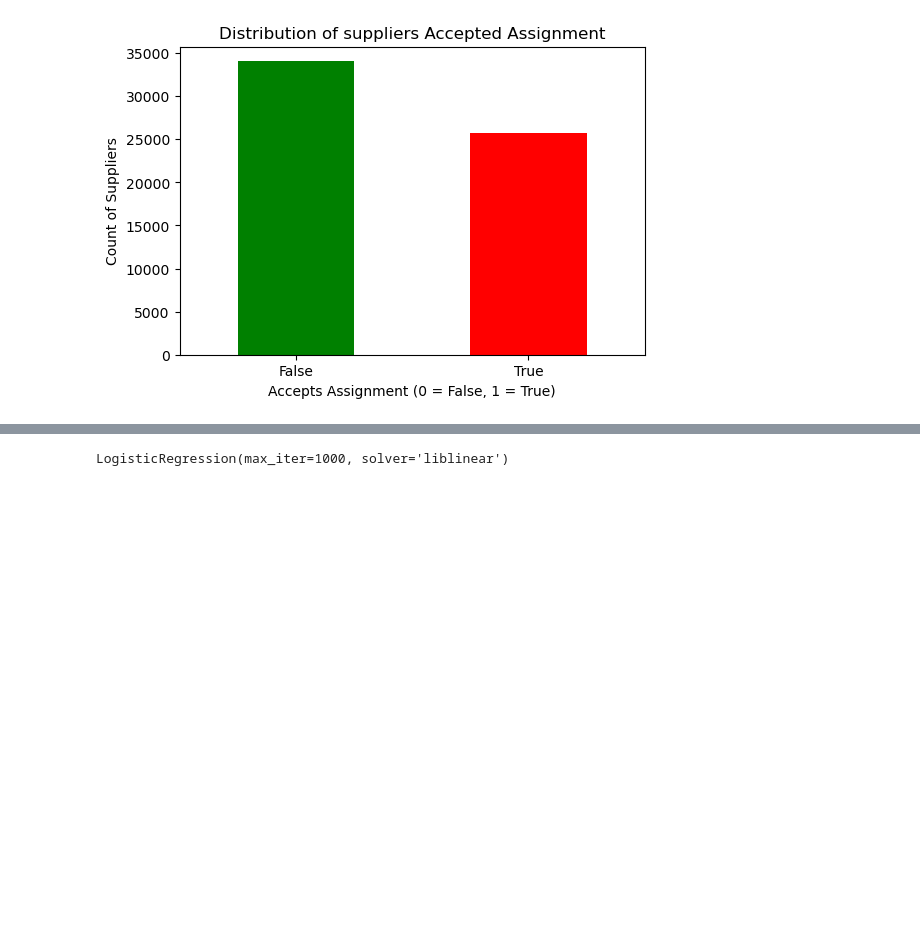
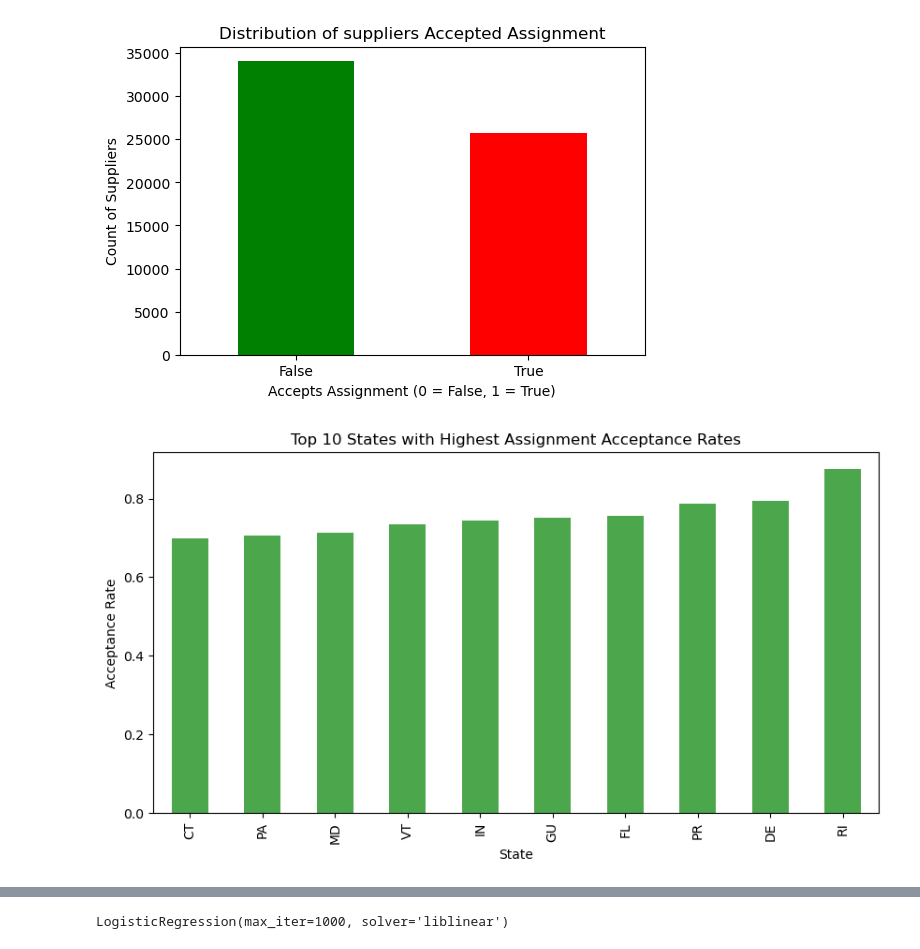
Before and after one commit to Stanlee86/Accepts-Assignment-, a Jupyter notebook: blog/blogproject.ipynb, the cells around one changed output, grey strips where cells are left out. Drawn from its saved outputs; the diff is of its cells as text; code cells hidden in the pictures; blank space fills up the shorter version.

```diff
--- a/blog/blogproject.ipynb
+++ b/blog/blogproject.ipynb
@@ -55,3 +55,20 @@ plt.savefig("acceptsassignment.png", dpi=300, bbox_inches="tight")
 plt.show()
 # %% [output]
 [figure]
+# %%
+# overview of acceptance by state
+state_accept = df.groupby("practicestate")["acceptsassignement"].mean().sort_values()
+top_states = state_accept.tail(10)
+bottom_states = state_accept.head(10)
+# %%
+# Top 10 States with Highest Assignment Acceptance Rates
+plt.figure(figsize=(10, 5))
+top_states.plot(kind="bar", color="green", alpha=0.7)
+plt.xlabel("State")
+plt.ylabel("Acceptance Rate")
+plt.title("Top 10 States with Highest Assignment Acceptance Rates")
+plt.xticks(rotation=90)
+plt.savefig("top10.png", dpi=300, bbox_inches="tight")
+plt.show()
+# %% [output]
+[figure, added]
```
Also changed, not shown: parts of 3 cells of this notebook.
